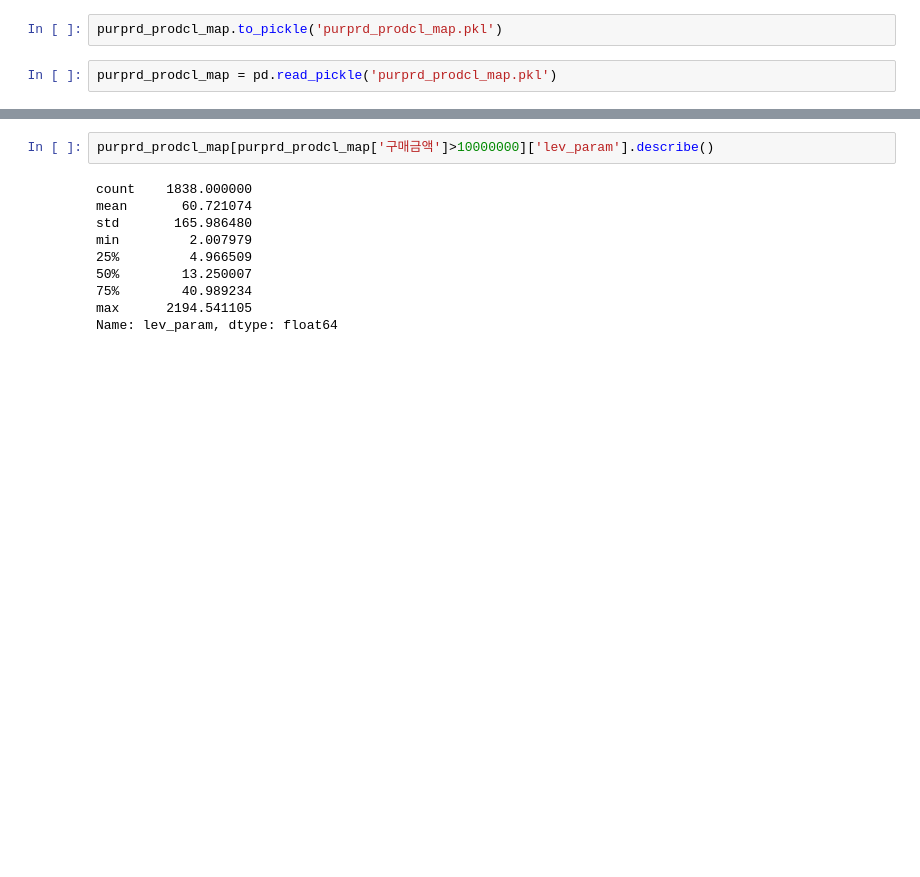
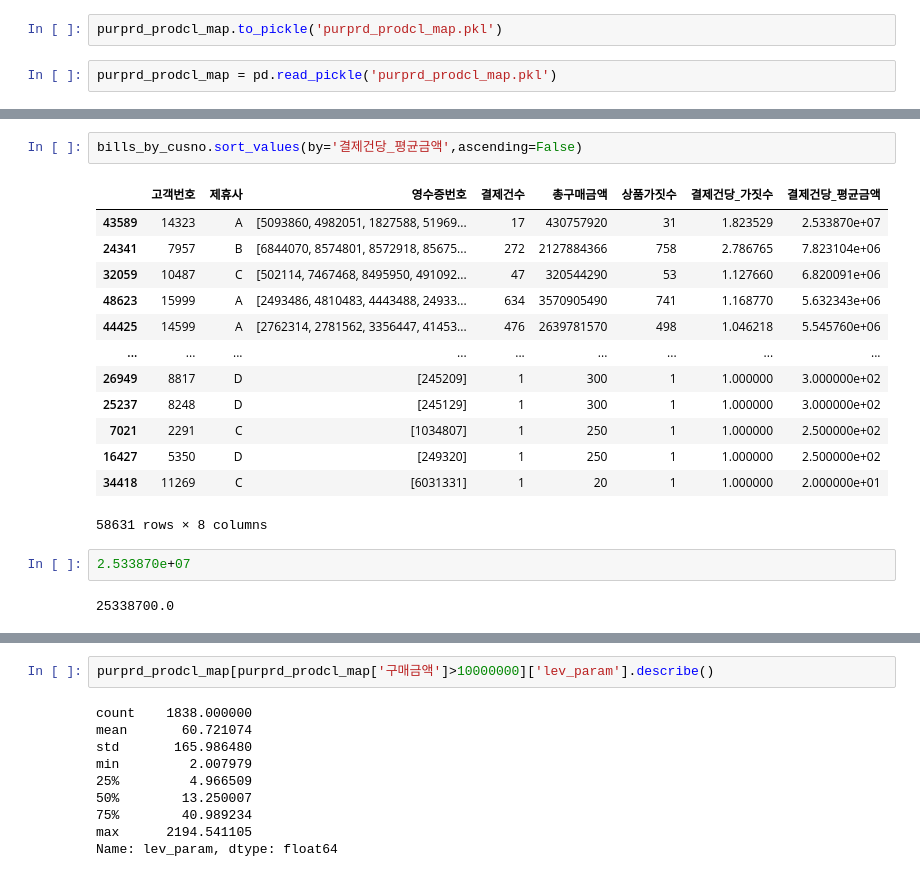
Before and after one commit to PKLH/cakd_LP, a Jupyter notebook: WorkSpace/Kim/EDA_minsup.ipynb, the cells around one changed output, grey strips where cells are left out. Drawn from its saved outputs; the diff is of its cells as text; blank space fills up the shorter version.

```diff
--- a/WorkSpace/Kim/EDA_minsup.ipynb
+++ b/WorkSpace/Kim/EDA_minsup.ipynb
@@ -2164,0 +2343,20 @@ Name: lev_param, dtype: float64
+# %%
+bills_by_cusno.sort_values(by='결제건당_평균금액',ascending=False)
+# %% [output]
+|  | 고객번호 | 제휴사 | 영수증번호 | 결제건수 | 총구매금액 | 상품가짓수 | 결제건당_가짓수 | 결제건당_평균금액 |
+| 43589 | 14323 | A | [5093860, 4982051, 1827588, 51969... | 17 | 430757920 | 31 | 1.823529 | 2.533870e+07 |
+| 24341 | 7957 | B | [6844070, 8574801, 8572918, 85675... | 272 | 2127884366 | 758 | 2.786765 | 7.823104e+06 |
+| 32059 | 10487 | C | [502114, 7467468, 8495950, 491092... | 47 | 320544290 | 53 | 1.127660 | 6.820091e+06 |
+| 48623 | 15999 | A | [2493486, 4810483, 4443488, 24933... | 634 | 3570905490 | 741 | 1.168770 | 5.632343e+06 |
+| 44425 | 14599 | A | [2762314, 2781562, 3356447, 41453... | 476 | 2639781570 | 498 | 1.046218 | 5.545760e+06 |
+| ... | ... | ... | ... | ... | ... | ... | ... | ... |
+| 26949 | 8817 | D | [245209] | 1 | 300 | 1 | 1.000000 | 3.000000e+02 |
+| 25237 | 8248 | D | [245129] | 1 | 300 | 1 | 1.000000 | 3.000000e+02 |
+| 7021 | 2291 | C | [1034807] | 1 | 250 | 1 | 1.000000 | 2.500000e+02 |
+| 16427 | 5350 | D | [249320] | 1 | 250 | 1 | 1.000000 | 2.500000e+02 |
+| 34418 | 11269 | C | [6031331] | 1 | 20 | 1 | 1.000000 | 2.000000e+01 |
+58631 rows × 8 columns
+# %%
+2.533870e+07
+# %% [output]
+25338700.0
```
Also changed, not shown: parts of 26 cells of this notebook.
